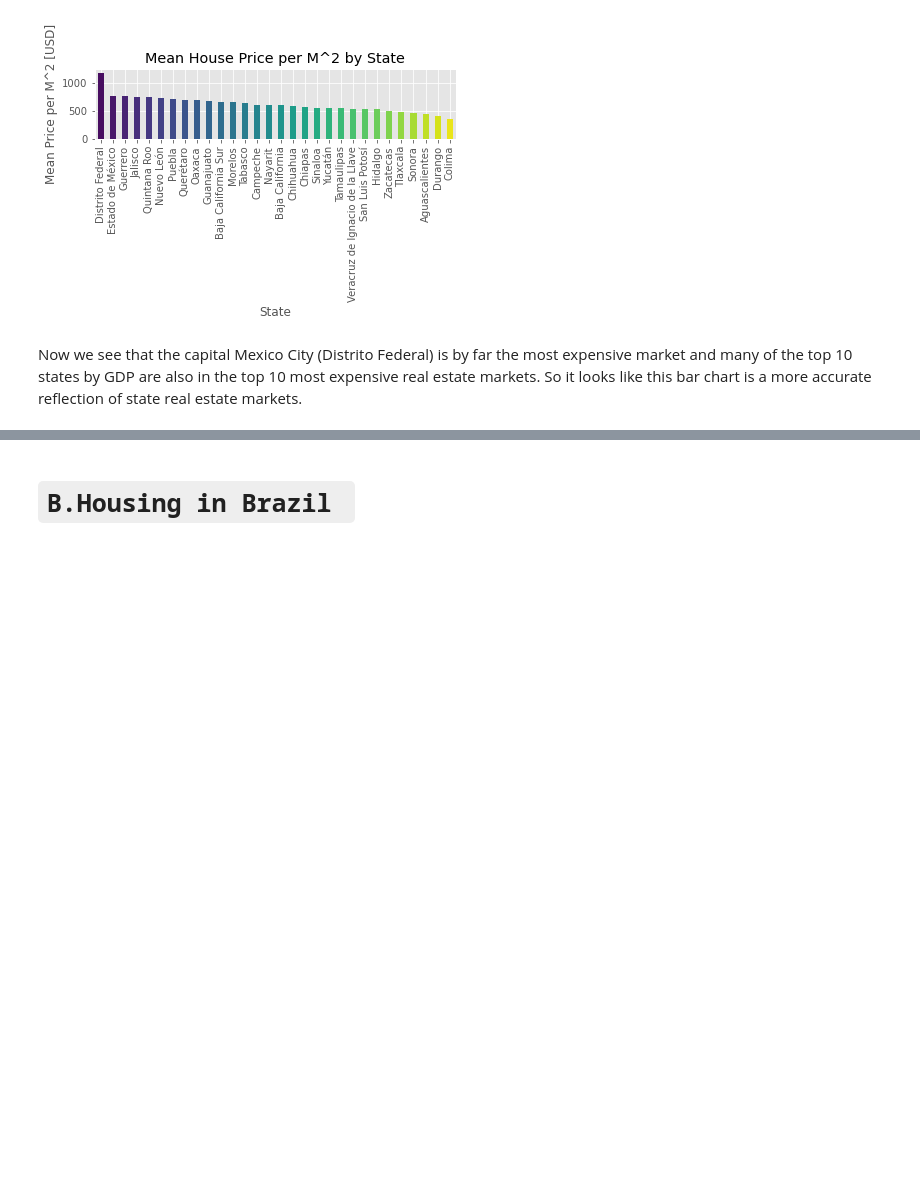
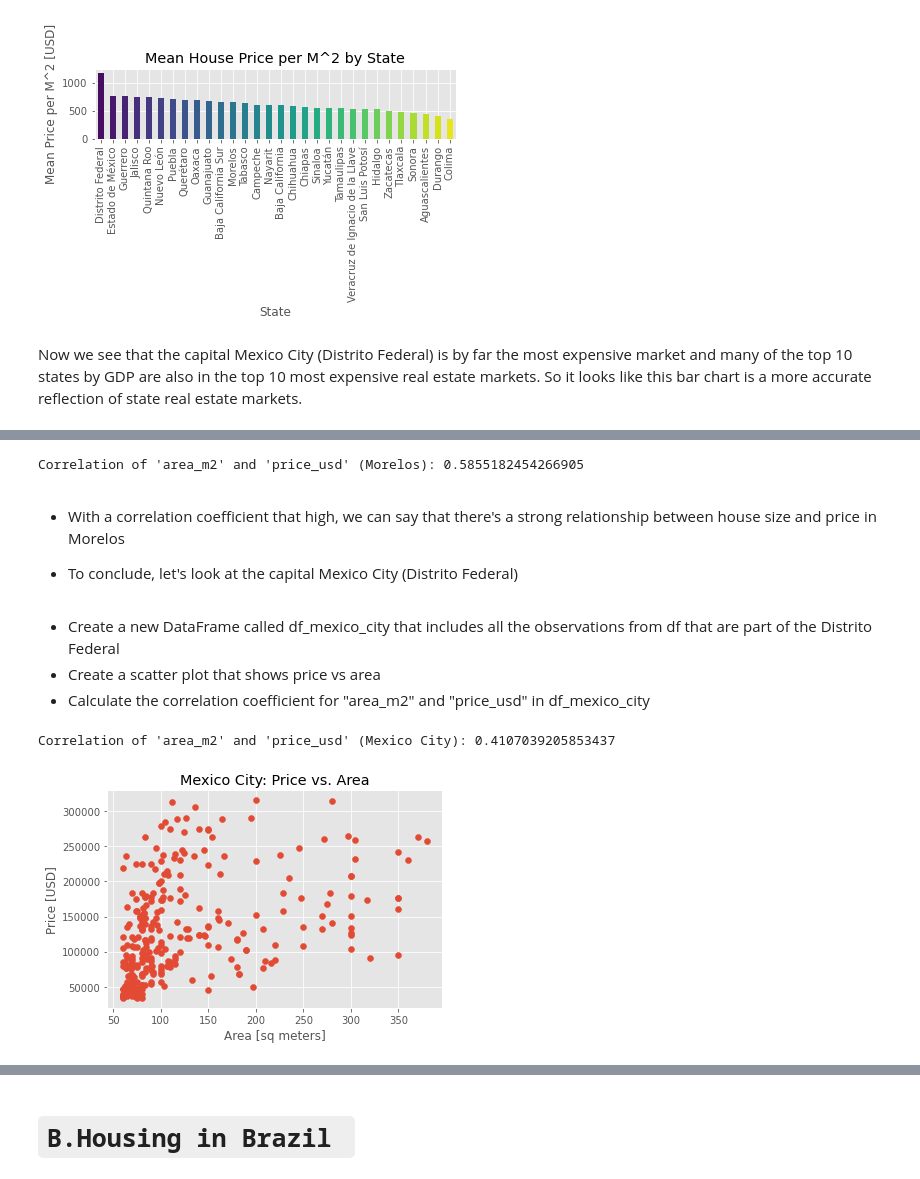
Before and after one commit to Harriet-ngomo/Real-estate-analysis-mexico-brazil, a Jupyter notebook: index.ipynb, the cells around one changed output, grey strips where cells are left out. Cells and saved outputs as stored; diff of their text form; code cells hidden in the pictures; blank space fills up the shorter version.

```diff
--- a/index.ipynb
+++ b/index.ipynb
@@ -624,0 +694,41 @@ Now we see that the capital Mexico City (Distrito Federal) is by far the most ex
+# %%
+# Calculate correlation of "price_usd" and "area_m2" in `df_morelos`
+p_correlation = df['area_m2'].corr(df['price_usd'])
+
+# Print correlation coefficient
+print("Correlation of 'area_m2' and 'price_usd' (Morelos):", p_correlation)
+# %% [output]
+Correlation of 'area_m2' and 'price_usd' (Morelos): 0.5855182454266905
+# %% [markdown]
+- With a correlation coefficient that high, we can say that there's a strong relationship between house size and price in Morelos
+
+- To conclude, let's look at the capital Mexico City (Distrito Federal)
+# %% [markdown]
+- Create a new DataFrame called df_mexico_city that includes all the observations from df that are part of the Distrito Federal
+- Create a scatter plot that shows price vs area
+- Calculate the correlation coefficient for "area_m2" and "price_usd" in df_mexico_city
+# %%
+# Declare variable `df_mexico_city` by subsetting `df`
+df_mexico_city = df[df['state']=='Distrito Federal']
+
+
+# Create a scatter plot "price_usd" vs "area_m2" in Distrito Federal
+plt.scatter(df_mexico_city["area_m2"], df_mexico_city["price_usd"])
+
+# Add x-axis label
+plt.xlabel("Area [sq meters]")
+
+# Add y-axis label
+plt.ylabel("Price [USD]")
+
+# Add title
+plt.title("Mexico City: Price vs. Area")
+
+# Calculate correlation of "price_usd" and "area_m2" in `df_mexico_city`
+p_correlation = df_mexico_city["area_m2"].corr(df_mexico_city["price_usd"])
+
+# Print correlation coefficient
+print("Correlation of 'area_m2' and 'price_usd' (Mexico City):", p_correlation)
+# %% [output]
+Correlation of 'area_m2' and 'price_usd' (Mexico City): 0.4107039205853437
+[figure, added]
```
Also changed, not shown: parts of 14 cells of this notebook.
